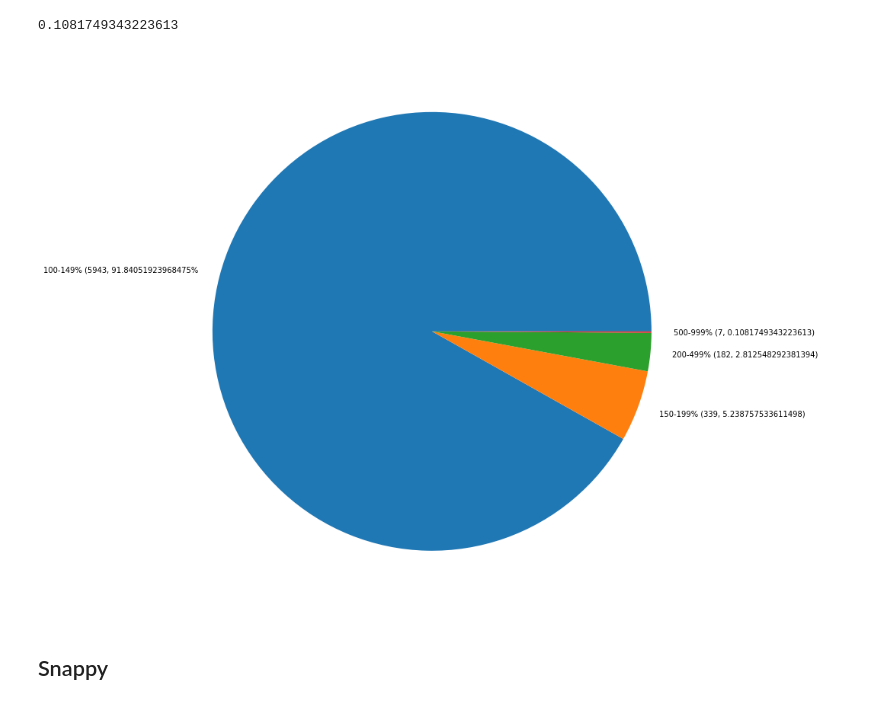
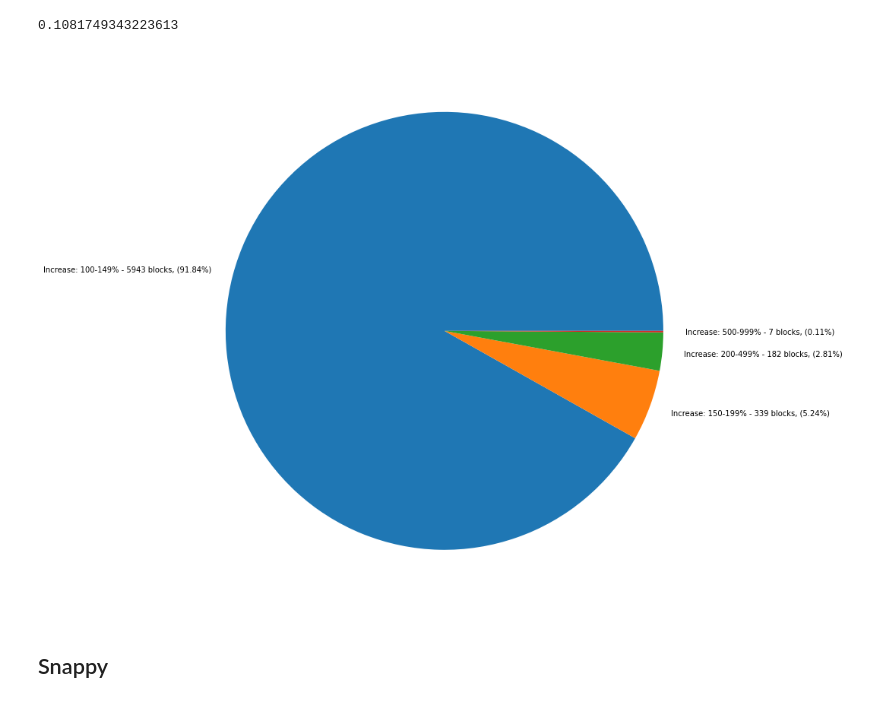
Before and after one commit to hugo-dc/cm-analysis, a Jupyter notebook: notebook/code_merkleization_analysis.ipynb, the cells around one changed output. Drawn from its saved outputs; the diff is of its cells as text; code cells hidden in the pictures.

```diff
--- a/notebook/code_merkleization_analysis.ipynb
+++ b/notebook/code_merkleization_analysis.ipynb
@@ -397,21 +397,21 @@ perc_500_999
 # %%
 plt.rcParams["figure.figsize"] = (10, 10)
 fig = plt.figure()
 ax = fig.add_axes([0, 0, 1, 1])
 ax.axis('equal')
 
 percentages = [
-    '100-149% (' + str(bt_100_149) + ', ' + str(perc_100_149) + '%',
-    '150-199% (' + str(bt_150_199) + ', ' + str(perc_150_199) + ')',
-    '200-499% (' + str(bt_200_499) + ', ' + str(perc_200_499) + ')',
-    '500-999% (' + str(bt_500_999) + ', ' + str(perc_500_999) + ')'
+    'Increase: 100-149% - ' + str(bt_100_149) + ' blocks, (' + "%3.2f" % perc_100_149 + '%)',
+    'Increase: 150-199% - ' + str(bt_150_199) + ' blocks, (' + "%3.2f" % perc_150_199 + '%)',
+    'Increase: 200-499% - ' + str(bt_200_499) + ' blocks, (' + "%3.2f" % perc_200_499 + '%)',
+    'Increase: 500-999% - ' + str(bt_500_999) + ' blocks, (' + "%3.2f" % perc_500_999 + '%)'
 ]
 
 groups = [bt_100_149, bt_150_199, bt_200_499, bt_500_999]
 ax.pie(groups, labels=percentages)
 plt.show()
 # %% [output]
-[figure, old version]
+[figure, new version]
 # %% [markdown]
 ## Snappy
 # %%
```
Also changed, not shown: parts of 3 cells of this notebook, 2 other files.
